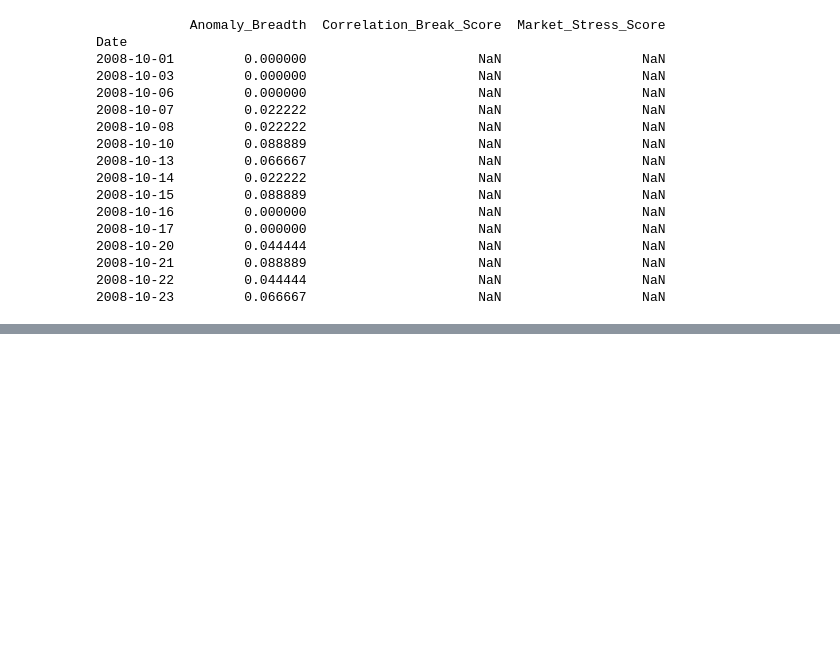
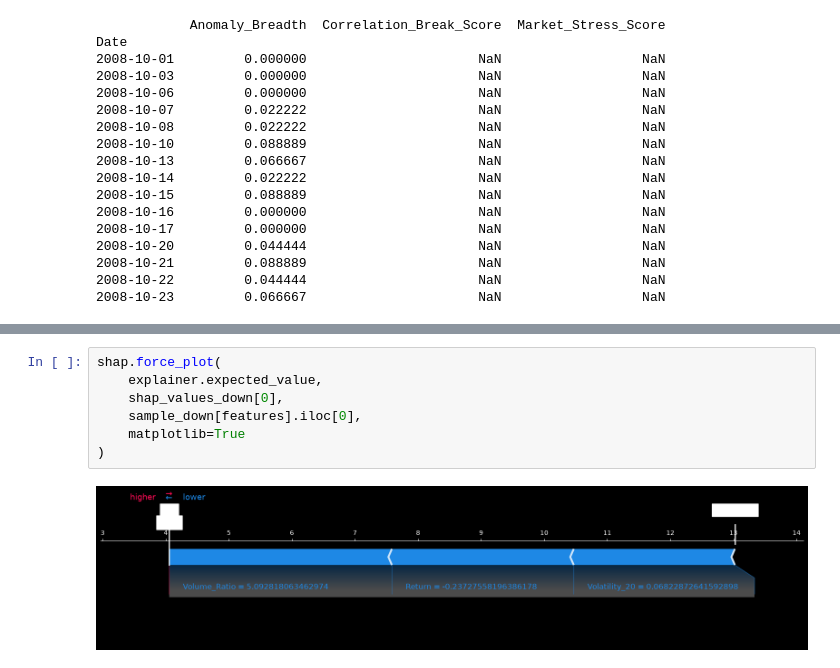
Before and after one commit to StardustEnigma/MarketLens, a Jupyter notebook: Project.ipynb, the cells around one changed output, grey strips where cells are left out. Cells and saved outputs as stored; diff of their text form; blank space fills up the shorter version.

```diff
--- a/Project.ipynb
+++ b/Project.ipynb
@@ -2656,0 +3150,9 @@ Date
+# %%
+shap.force_plot(
+    explainer.expected_value,
+    shap_values_down[0],
+    sample_down[features].iloc[0],
+    matplotlib=True
+)
+# %% [output]
+[figure, added]
```
Also changed, not shown: parts of 71 cells of this notebook, 8 other files.
